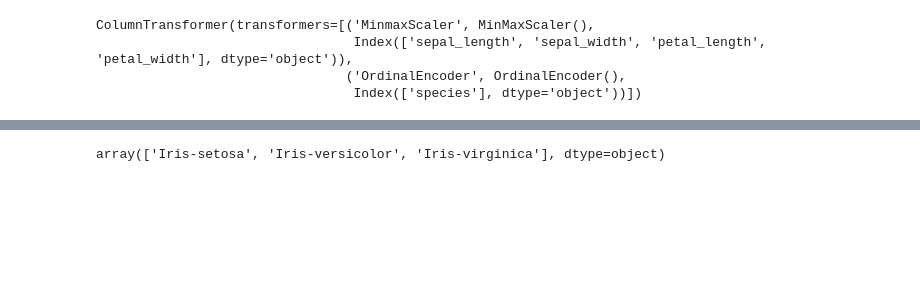
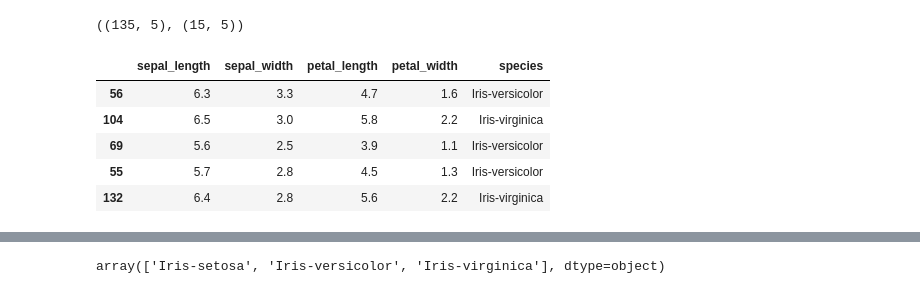
Before and after one commit to AnggaDS01/Python, a Jupyter notebook: Machine-Learning/Projects/Scikit-Learn/Classification-Tasks/Iris-Excercise-(Shallow-ML)/notebooks/Model_training.ipynb, the cells around one changed output, grey strips where cells are left out. Saved outputs shown, nothing was run; the diff lists cells and outputs as text; code cells hidden in the pictures; blank space fills up the shorter version.

```diff
--- a/Machine-Learning/Projects/Scikit-Learn/Classification-Tasks/Iris-Excercise-(Shallow-ML)/notebooks/Model_training.ipynb
+++ b/Machine-Learning/Projects/Scikit-Learn/Classification-Tasks/Iris-Excercise-(Shallow-ML)/notebooks/Model_training.ipynb
@@ -24,20 +25,22 @@ import pandas as pd
 import time
 # %%
 df = pd.read_csv('./datasets/IRIS.csv')
-# %%
-features = df.drop(columns='species')
-target = df[['species']]
-
-preprocessor = ColumnTransformer(
-    [
-        ("MinmaxScaler", MinMaxScaler(), features.columns),
-        ("OrdinalEncoder", OrdinalEncoder(), target.columns)
-    ]
-)
-
-preprocessor.fit(df)
-# %% [output]
-ColumnTransformer(transformers=[('MinmaxScaler', MinMaxScaler(),
-                                 Index(['sepal_length', 'sepal_width', 'petal_length', 'petal_width'], dtype='object')),
-                                ('OrdinalEncoder', OrdinalEncoder(),
-                                 Index(['species'], dtype='object'))])
+# %%
+train_df, test_df = train_test_split(
+    df,
+    test_size=0.1,
+    random_state=42
+)
+
+train_df.shape, test_df.shape
+# %% [output]
+((135, 5), (15, 5))
+# %%
+train_df[:5]
+# %% [output]
+|  | sepal_length | sepal_width | petal_length | petal_width | species |
+| 56 | 6.3 | 3.3 | 4.7 | 1.6 | Iris-versicolor |
+| 104 | 6.5 | 3.0 | 5.8 | 2.2 | Iris-virginica |
+| 69 | 5.6 | 2.5 | 3.9 | 1.1 | Iris-versicolor |
+| 55 | 5.7 | 2.8 | 4.5 | 1.3 | Iris-versicolor |
+| 132 | 6.4 | 2.8 | 5.6 | 2.2 | Iris-virginica |
```
Also changed, not shown: parts of 9 cells of this notebook, 5 other files.
